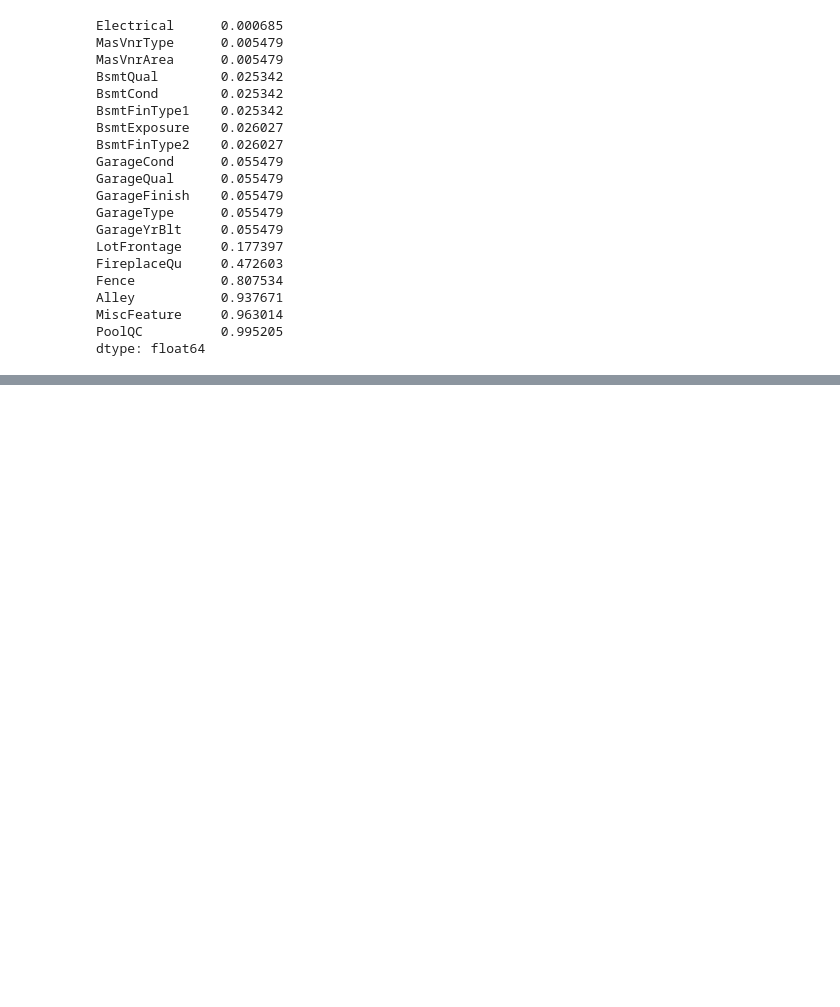
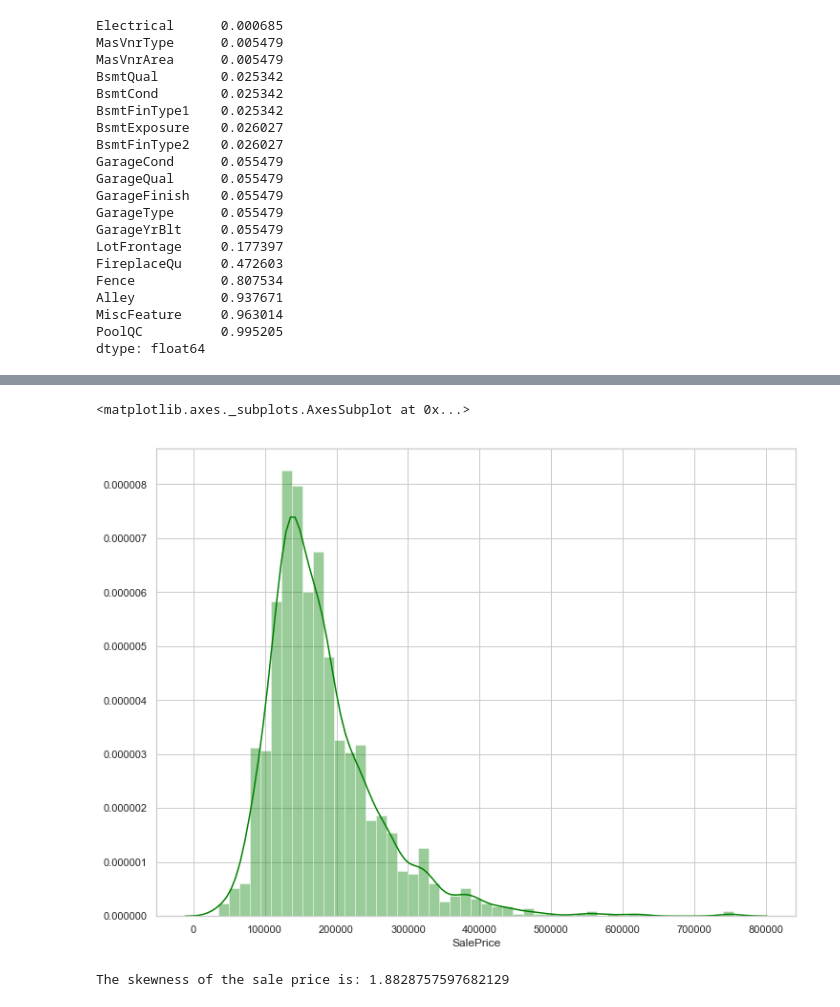
Before and after one commit to barua-anik/kaggle_housing_price_predictor, a Jupyter notebook: House Prices - Advanced Regression Techniques.ipynb, the cells around one changed output, grey strips where cells are left out. Cells and saved outputs as stored; diff of their text form; code cells hidden in the pictures; blank space fills up the shorter version.

Commit message:
house price update

```diff
--- a/House Prices - Advanced Regression Techniques.ipynb
+++ b/House Prices - Advanced Regression Techniques.ipynb
@@ -147,0 +170,20 @@ plt.show()
+# %%
+# checking the distribution of target variable - SalePrice
+
+plt.figure(figsize=(12, 9))
+sns.distplot(train['SalePrice'], color = "green")
+# %% [output]
+<matplotlib.axes._subplots.AxesSubplot at 0x...>
+[figure, added]
+# %%
+'''
+The distribution of sale price shows that the target variable SalePrice has a right-skewed distribution.
+So, we to log transform this variable to make it closer to normal distribution
+It will help in better modeling the relationship between target and independent variables.
+'''
+
+# Printing the skewness
+
+print('The skewness of the sale price is: {0}'.format(train['SalePrice'].skew()))
+# %% [output]
+The skewness of the sale price is: 1.8828757597682129
```
Also changed, not shown: parts of 7 cells of this notebook.
